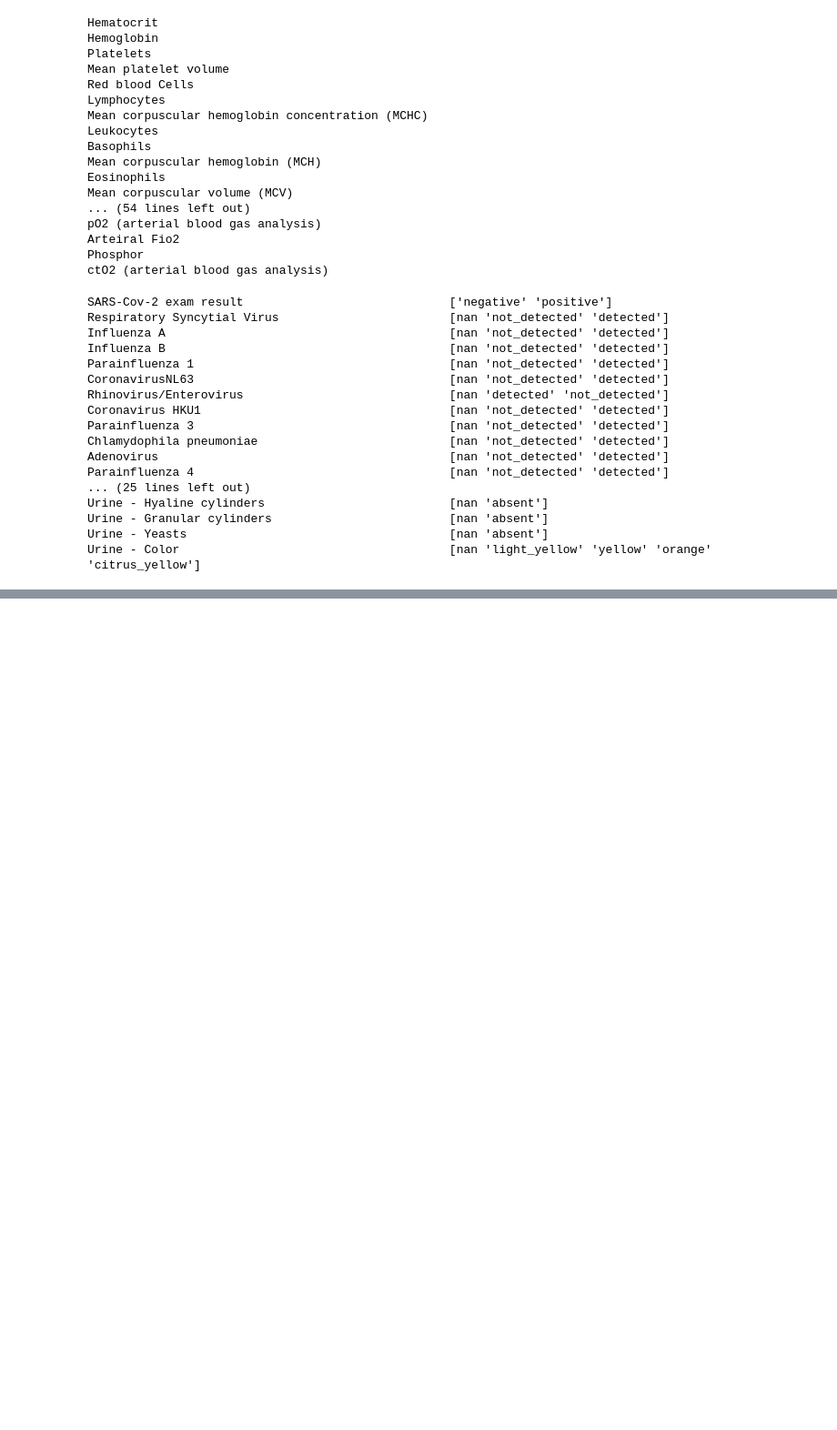
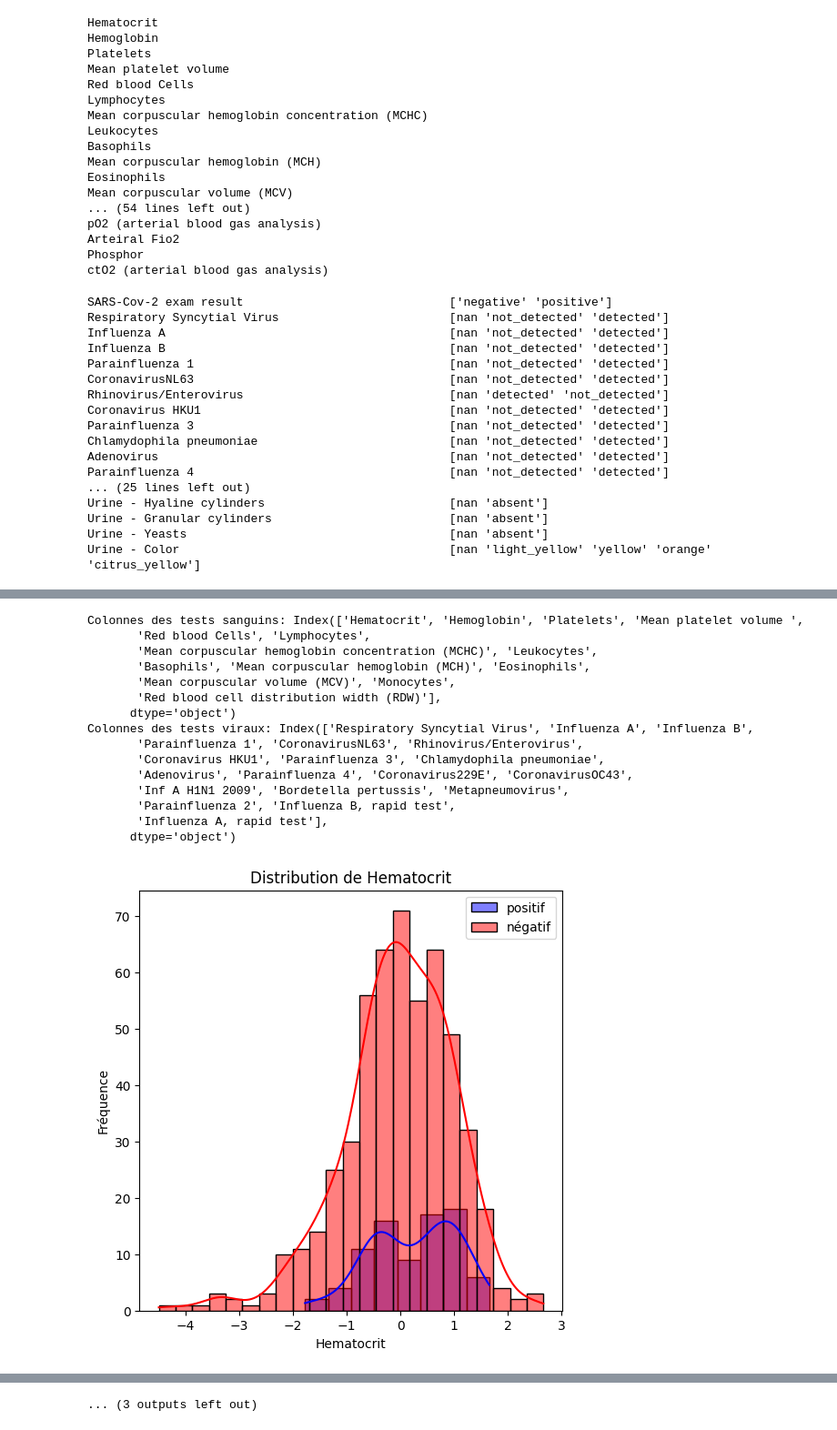
Before and after one commit to sabina-sabi/Covid19Data, a Jupyter notebook: Covid19Data.ipynb, the cells around one changed output, grey strips where cells are left out. Shown at 91% size. Drawn from its saved outputs; the diff is of its cells as text; code cells hidden in the pictures; blank space fills up the shorter version.

```diff
--- a/Covid19Data.ipynb
+++ b/Covid19Data.ipynb
@@ -164,7 +187,4 @@ for col in df.select_dtypes('object'):
 # %%
-import seaborn as sns
-import matplotlib.pyplot as plt
-
 # Séparer les cas positifs et négatifs
 cas_positifs = df[df['SARS-Cov-2 exam result'] == 'positive']
 cas_negatifs = df[df['SARS-Cov-2 exam result'] == 'negative']
@@ -173,20 +193,5 @@ cas_negatifs = df[df['SARS-Cov-2 exam result'] == 'negative']
 valeurs_manquantes = df.isna().sum() / df.shape[0]
 
 # Identifier les colonnes pour les tests sanguins et les tests viraux en fonction des valeurs manquantes
-tests_sangin = df.columns[(valeurs_manquantes < 0.9) & (valeurs_manquantes > 0.88)]
+tests_sanguin = df.columns[(valeurs_manquantes < 0.9) & (valeurs_manquantes > 0.88)]
 tests_virus = df.columns[(valeurs_manquantes < 0.88) & (valeurs_manquantes > 0.75)]
-
-# Afficher les colonnes identifiées pour vérification
-print("Colonnes des tests sanguins:", tests_sangin)
-print("Colonnes des tests viraux:", tests_virus)
-
-# Tracer les distributions
-for col in tests_sangin:
-    plt.figure(figsize=(10, 6))  # Créer une nouvelle figure pour chaque plot
-    sns.histplot(cas_positifs[col], label='positif', kde=True, color='blue')
-    sns.histplot(cas_negatifs[col], label='négatif', kde=True, color='red')
-    plt.legend()
-    plt.title(f'Distribution de {col}')
-    plt.xlabel(col)
-    plt.ylabel('Fréquence')
-    plt.show()
@@ -222,0 +198,32 @@ Colonnes des tests viraux: Index(['Respiratory Syncytial Virus', 'Influenza A',
+# %%
+# Afficher les colonnes identifiées pour vérification
+print("Colonnes des tests sanguins:", tests_sanguin)
+print("Colonnes des tests viraux:", tests_virus)
+
+# Tracer les distributions
+for col in tests_sanguin:
+    plt.figure(figsize=(6, 6))  # Créer une nouvelle figure pour chaque plot
+    sns.histplot(cas_positifs[col], label='positif', kde=True, color='blue')
+    sns.histplot(cas_negatifs[col], label='négatif', kde=True, color='red')
+    plt.legend()
+    plt.title(f'Distribution de {col}')
+    plt.xlabel(col)
+    plt.ylabel('Fréquence')
+    plt.show()
+# %% [output]
+Colonnes des tests sanguins: Index(['Hematocrit', 'Hemoglobin', 'Platelets', 'Mean platelet volume ',
+       'Red blood Cells', 'Lymphocytes',
+       'Mean corpuscular hemoglobin concentration (MCHC)', 'Leukocytes',
+       'Basophils', 'Mean corpuscular hemoglobin (MCH)', 'Eosinophils',
+       'Mean corpuscular volume (MCV)', 'Monocytes',
+       'Red blood cell distribution width (RDW)'],
+      dtype='object')
+Colonnes des tests viraux: Index(['Respiratory Syncytial Virus', 'Influenza A', 'Influenza B',
+       'Parainfluenza 1', 'CoronavirusNL63', 'Rhinovirus/Enterovirus',
+       'Coronavirus HKU1', 'Parainfluenza 3', 'Chlamydophila pneumoniae',
+       'Adenovirus', 'Parainfluenza 4', 'Coronavirus229E', 'CoronavirusOC43',
+       'Inf A H1N1 2009', 'Bordetella pertussis', 'Metapneumovirus',
+       'Parainfluenza 2', 'Influenza B, rapid test',
+       'Influenza A, rapid test'],
+      dtype='object')
+[figure, added]
@@ -222,0 +240 @@ Colonnes des tests viraux: Index(['Respiratory Syncytial Virus', 'Influenza A',
+... (3 outputs left out)
```
Also changed, not shown: parts of 18 cells of this notebook, 1 other file.
